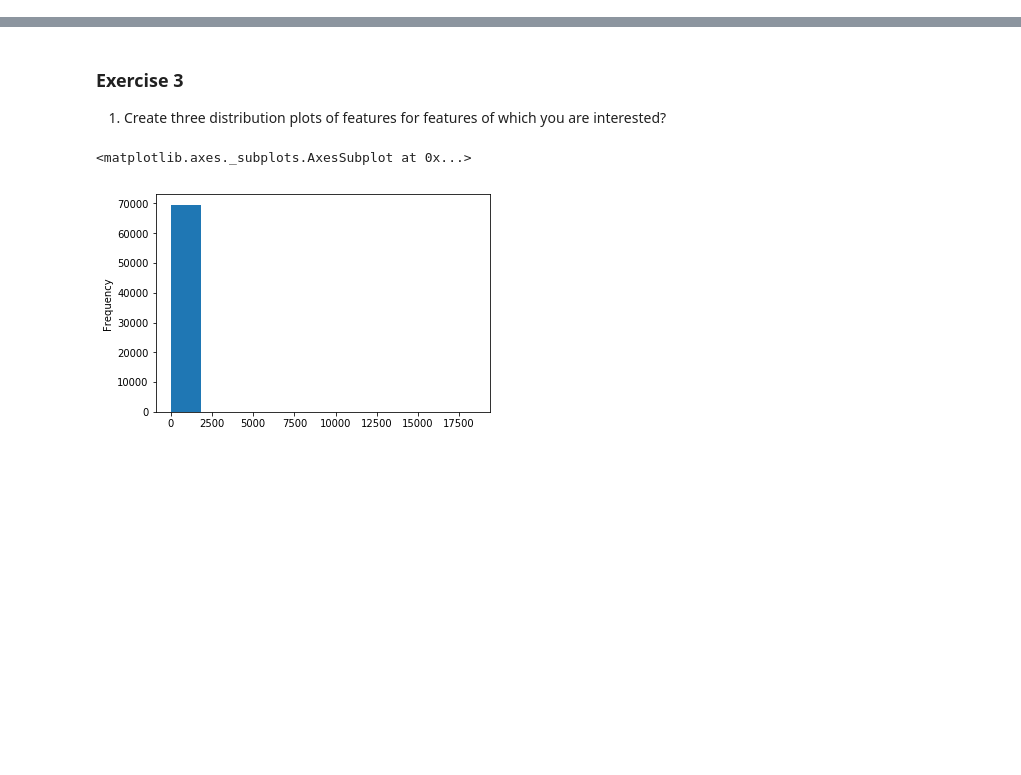
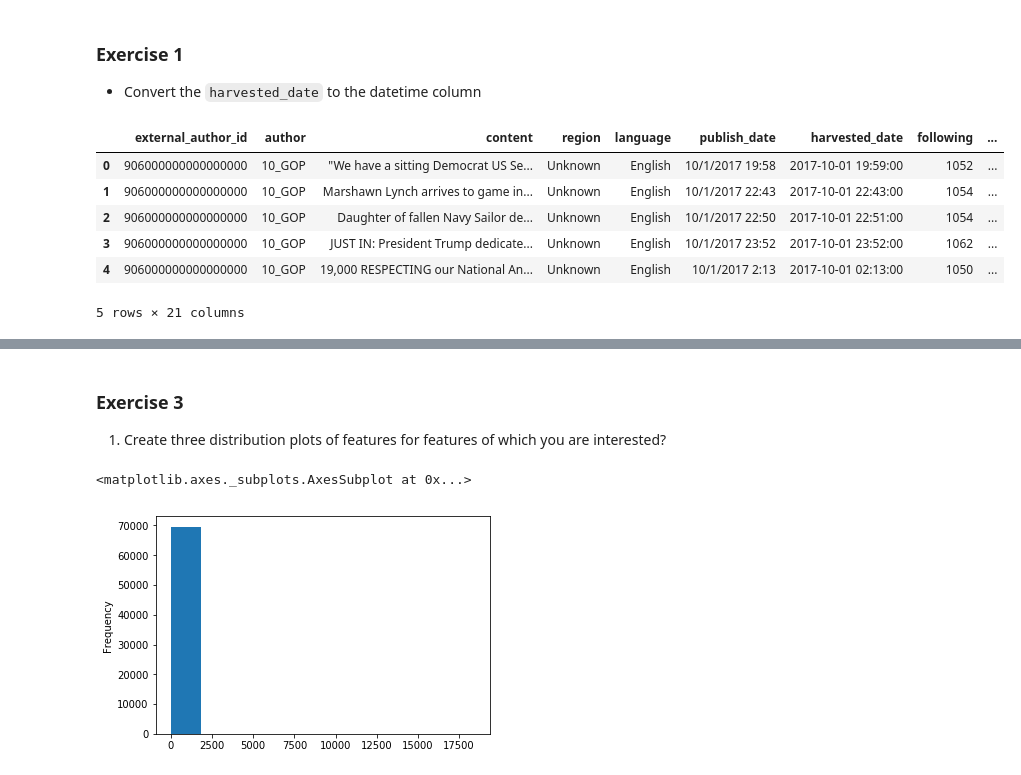
Before and after one commit to inp2/Security-Plus-Data-Science, a Jupyter notebook: Module_07/Module_07_Answers.ipynb, the cells around one changed output, grey strips where cells are left out. Cells and saved outputs as stored; diff of their text form; code cells hidden in the pictures; blank space fills up the shorter version.

```diff
--- a/Module_07/Module_07_Answers.ipynb
+++ b/Module_07/Module_07_Answers.ipynb
@@ -10 +10,16 @@ df = pd.read_csv('data/Cyber Security Breaches.csv')
+# %% [markdown]
+### Exercise 1
+
+* Convert the `harvested_date` to the datetime column
+# %%
+df['harvested_date'] = pd.to_datetime(df['harvested_date'])
+df.head()
+# %% [output]
+|  | external_author_id | author | content | region | language | publish_date | harvested_date | following | ... |
+| 0 | 906000000000000000 | 10_GOP | "We have a sitting Democrat US Se... | Unknown | English | 10/1/2017 19:58 | 2017-10-01 19:59:00 | 1052 | ... |
+| 1 | 906000000000000000 | 10_GOP | Marshawn Lynch arrives to game in... | Unknown | English | 10/1/2017 22:43 | 2017-10-01 22:43:00 | 1054 | ... |
+| 2 | 906000000000000000 | 10_GOP | Daughter of fallen Navy Sailor de... | Unknown | English | 10/1/2017 22:50 | 2017-10-01 22:51:00 | 1054 | ... |
+| 3 | 906000000000000000 | 10_GOP | JUST IN: President Trump dedicate... | Unknown | English | 10/1/2017 23:52 | 2017-10-01 23:52:00 | 1062 | ... |
+| 4 | 906000000000000000 | 10_GOP | 19,000 RESPECTING our National An... | Unknown | English | 10/1/2017 2:13 | 2017-10-01 02:13:00 | 1050 | ... |
+5 rows × 21 columns
 # %% [markdown]
```
Also changed, not shown: parts of 3 cells of this notebook, 22 other files.
